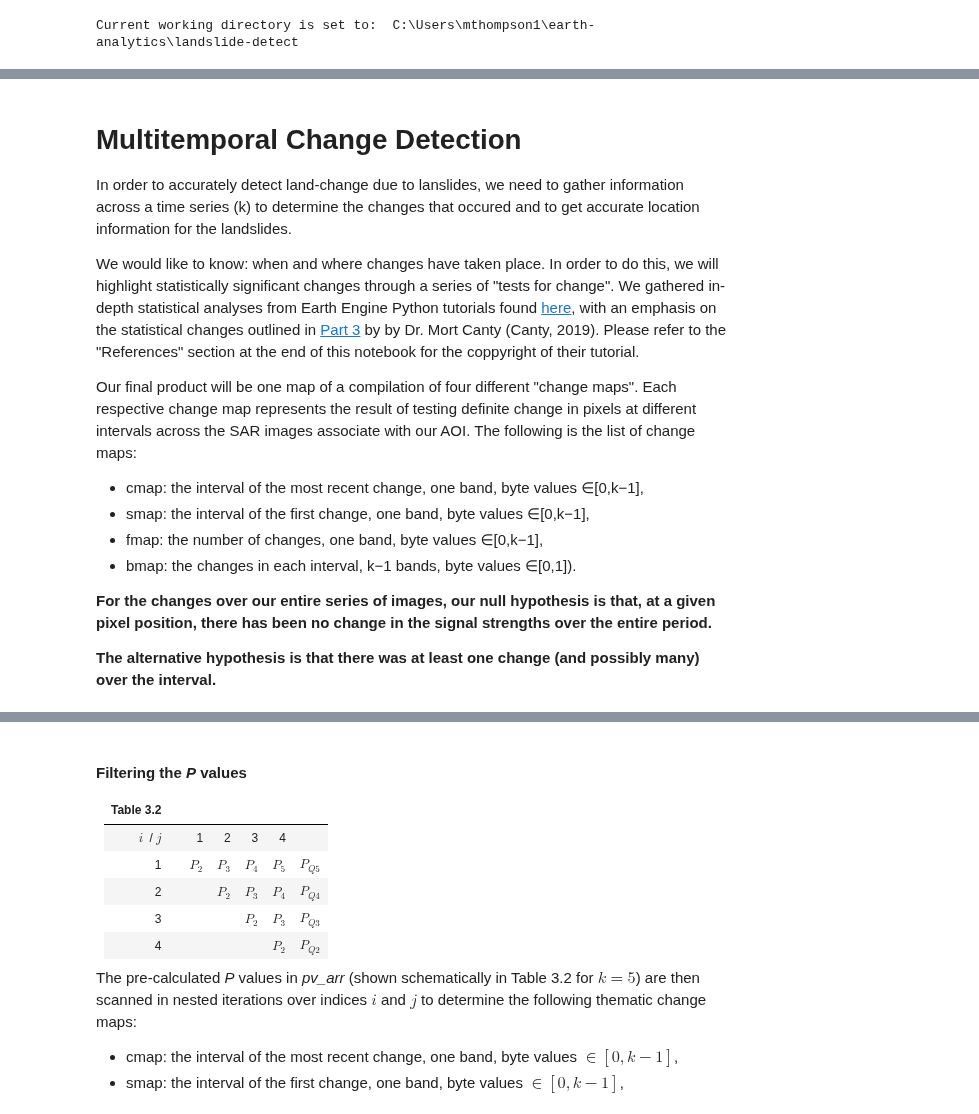
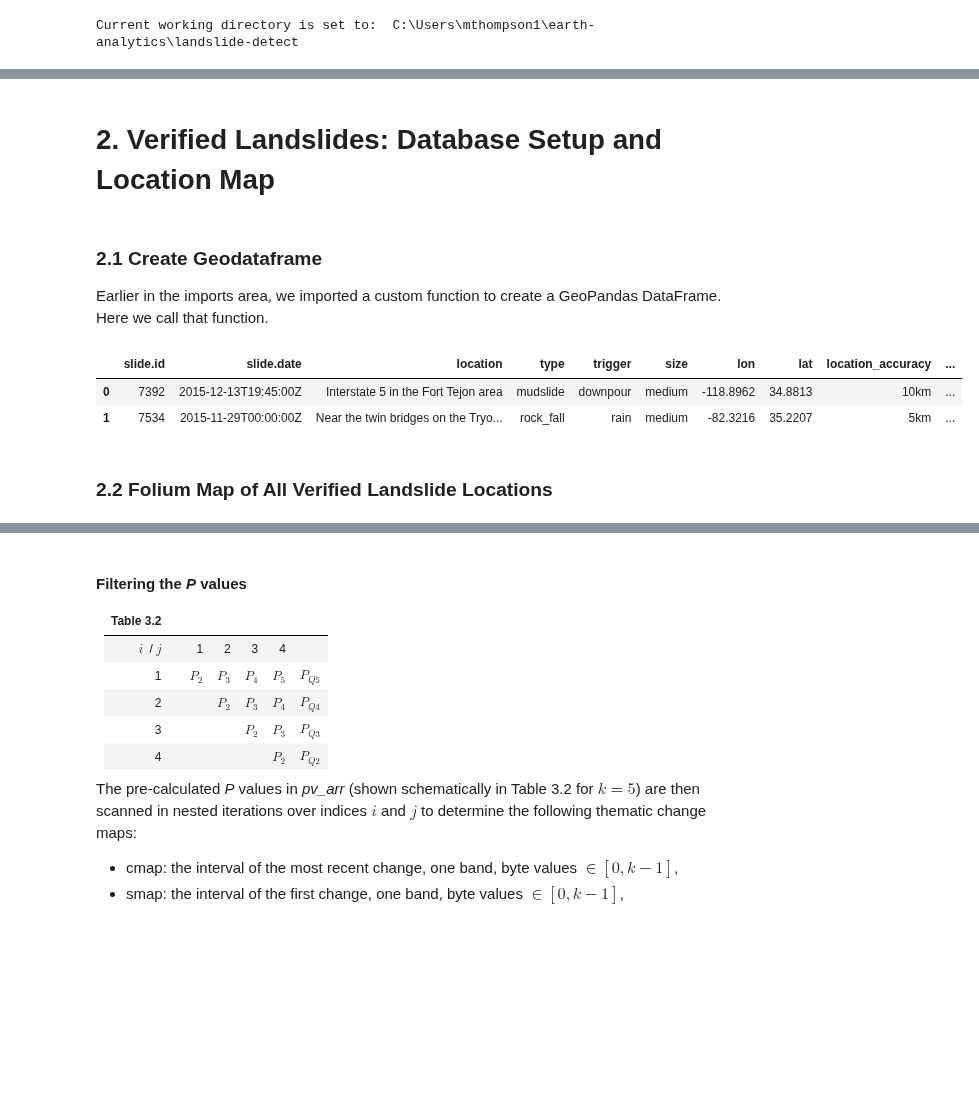
Before and after one commit to mthomp89/landslide-detect, a Jupyter notebook: Thompson_Manak_Final_Blog_Draft.ipynb, the cells around one changed output, grey strips where cells are left out. Cells and saved outputs as stored; diff of their text form; code cells hidden in the pictures; blank space fills up the shorter version.

Commit message:
final notebook

```diff
--- a/Thompson_Manak_Final_Blog_Draft.ipynb
+++ b/Thompson_Manak_Final_Blog_Draft.ipynb
@@ -58,8 +64,8 @@ import folium
 import matplotlib.pyplot as plt
 import numpy as np
 import pandas as pd
-# import geopandas as gpd
-# from geopandas import GeoDataFrame
+import geopandas as gpd
+from geopandas import GeoDataFrame
 import shapely.geometry as sgeo
 from shapely.geometry import Point
 from src.det import det
@@ -71,6 +77,9 @@ import geemap.foliumap as geemap
 import ipyleaflet
 import ipywidgets
 
+pd.set_option('display.max_columns', None)
+pd.set_option('display.max_rows', None, )
+
 # Enable inline graphics
 %matplotlib inline
 # %% [markdown]
@@ -301,17 +100,47 @@ im_list.length().getInfo()
-# %% [markdown]
-# Multitemporal Change Detection
-In order to accurately detect land-change due to lanslides, we need to gather information across a time series (k) to determine the changes that occured and to get accurate location information for the landslides.
-
-We would like to know: when and where changes have taken place. In order to do this, we will highlight statistically significant changes through a series of "tests for change". We gathered in-depth statistical analyses from Earth Engine Python tutorials found [here](https://developers.google.com/earth-engine/tutorials/community/detecting-changes-in-sentinel-1-imagery-pt-1), with an emphasis on the statistical changes outlined in [Part 3](https://developers.google.com/earth-engine/tutorials/community/detecting-changes-in-sentinel-1-imagery-pt-3) by by Dr. Mort Canty (Canty, 2019). Please refer to the "References" section at the end of this notebook for the coppyright of their tutorial.
-
-Our final product will be one map of a compilation of four different "change maps". Each respective change map represents the result of testing definite change in pixels at different intervals across the SAR images associate with our AOI. The following is the list of change maps:
-
-- cmap: the interval of the most recent change, one band, byte values ∈[0,k−1],
-- smap: the interval of the first change, one band, byte values ∈[0,k−1],
-- fmap: the number of changes, one band, byte values ∈[0,k−1],
-- bmap: the changes in each interval,  k−1 bands, byte values ∈[0,1]).
-
-**For the changes over our entire series of images, our null hypothesis is that, at a given pixel position, there has been no change in the signal strengths over the entire period.**
-
-
-**The alternative hypothesis is that there was at least one change (and possibly many) over the interval.**
+# %% [markdown]
+# 2. Verified Landslides: Database Setup and Location Map
+# %% [markdown]
+### 2.1 Create Geodataframe
+
+Earlier in the imports area, we imported a custom function to create a
+GeoPandas DataFrame. Here we call that function.
+# %%
+def create_geodataframe(data_file):
+    """
+    Reads a csv file into a GeoPandas DataFrame. Sets the index to the 'slide.id'
+    and sorts the geoDataFrame by the new index. Converts the date+time column to
+    a timezone aware DateTime object. Inserts two columns DateTime columns to
+    that are 180 days left and right of event date. Adds a column to combine
+    reported coordinates into a list. Converts the reported  coordinates to
+    a geoPandas geometry point.
+    Parameters
+    ----------
+    data_file : str
+    Returns
+    -------
+    dataframe
+        sorted by index
+    """
+
+    gdf = gpd.read_file(data_file)
+
+    # Add event point column as tuple
+    gdf['ctr_point'] = gdf['lon'] + ', ' + gdf['lat']
+
+    # Convert reported coordinates to geometry
+    gdf[['lon', 'lat']] = gdf[['lon', 'lat']].astype(float)
+    geometry = [Point(xy) for xy in zip(gdf.lon, gdf.lat)]
+    gdf = GeoDataFrame(gdf, crs="EPSG:4326", geometry=geometry)
+
+    return gdf
+
+
+# Open CSV and Create DataFrame with Pandas
+landslide_gdf = create_geodataframe('landslides.verified.csv')
+landslide_gdf.head(2)
+# %% [output]
+|  | slide.id | slide.date | location | type | trigger | size | lon | lat | location_accuracy | ... |
+| 0 | 7392 | 2015-12-13T19:45:00Z | Interstate 5 in the Fort Tejon area | mudslide | downpour | medium | -118.8962 | 34.8813 | 10km | ... |
+| 1 | 7534 | 2015-11-29T00:00:00Z | Near the twin bridges on the Tryo... | rock_fall | rain | medium | -82.3216 | 35.2207 | 5km | ... |
+# %% [markdown]
+### 2.2 Folium Map of All Verified Landslide Locations
```
Also changed, not shown: parts of 80 cells of this notebook, 1 other file.
